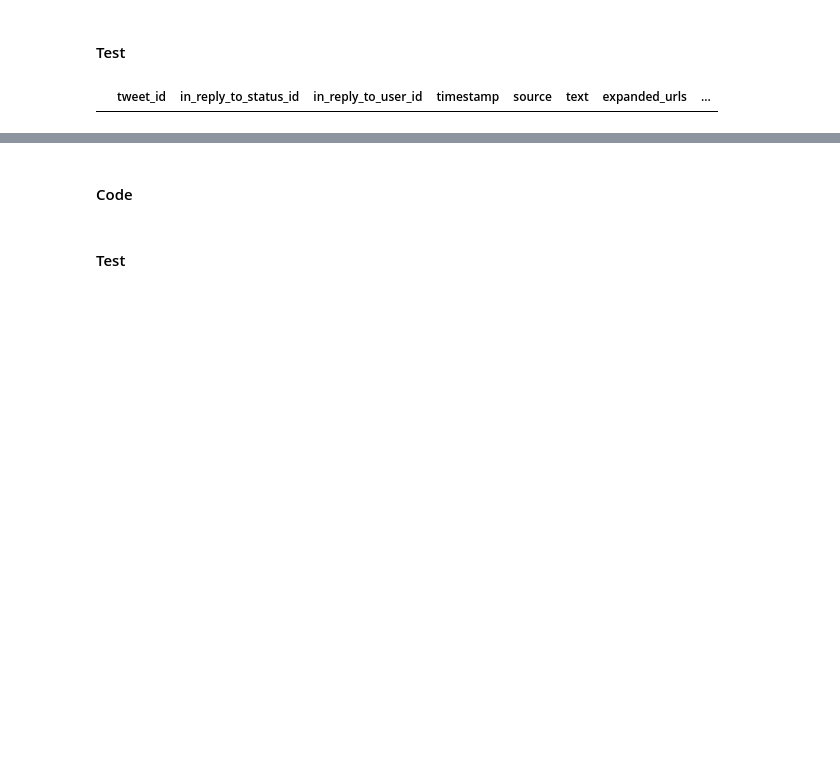
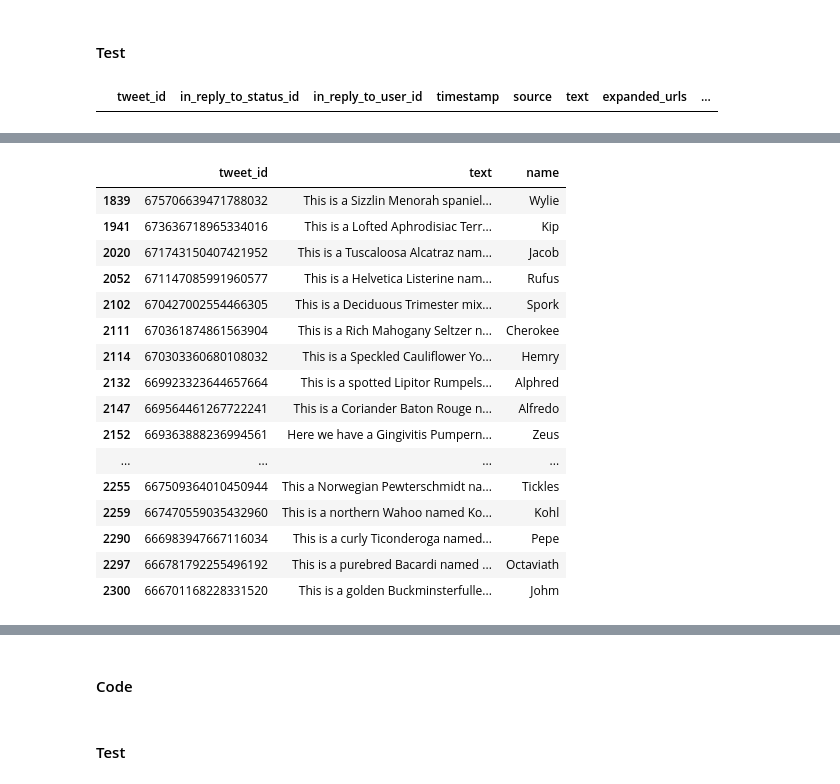
Before and after one commit to marooned20/Udacity-Data-Wrangling, a Jupyter notebook: wrangle_act.ipynb, the cells around one changed output, grey strips where cells are left out. Drawn from its saved outputs; the diff is of its cells as text; code cells hidden in the pictures; blank space fills up the shorter version.

```diff
--- a/wrangle_act.ipynb
+++ b/wrangle_act.ipynb
@@ -677 +710,22 @@ for i in range(len(ids_to_fix)):
+# %%
+# check if all those tweets have now dog names in the names column where text contains 'named'
+archive_tweet_df[archive_tweet_df.text.str.contains('named')][['tweet_id','text','name']]
+# %% [output]
+|  | tweet_id | text | name |
+| 1839 | 675706639471788032 | This is a Sizzlin Menorah spaniel... | Wylie |
+| 1941 | 673636718965334016 | This is a Lofted Aphrodisiac Terr... | Kip |
+| 2020 | 671743150407421952 | This is a Tuscaloosa Alcatraz nam... | Jacob |
+| 2052 | 671147085991960577 | This is a Helvetica Listerine nam... | Rufus |
+| 2102 | 670427002554466305 | This is a Deciduous Trimester mix... | Spork |
+| 2111 | 670361874861563904 | This is a Rich Mahogany Seltzer n... | Cherokee |
+| 2114 | 670303360680108032 | This is a Speckled Cauliflower Yo... | Hemry |
+| 2132 | 669923323644657664 | This is a spotted Lipitor Rumpels... | Alphred |
+| 2147 | 669564461267722241 | This is a Coriander Baton Rouge n... | Alfredo |
+| 2152 | 669363888236994561 | Here we have a Gingivitis Pumpern... | Zeus |
+| ... | ... | ... | ... |
+| 2255 | 667509364010450944 | This a Norwegian Pewterschmidt na... | Tickles |
+| 2259 | 667470559035432960 | This is a northern Wahoo named Ko... | Kohl |
+| 2290 | 666983947667116034 | This is a curly Ticonderoga named... | Pepe |
+| 2297 | 666781792255496192 | This is a purebred Bacardi named ... | Octaviath |
+| 2300 | 666701168228331520 | This is a golden Buckminsterfulle... | Johm |
 # %%
```
Also changed, not shown: parts of 12 cells of this notebook.
